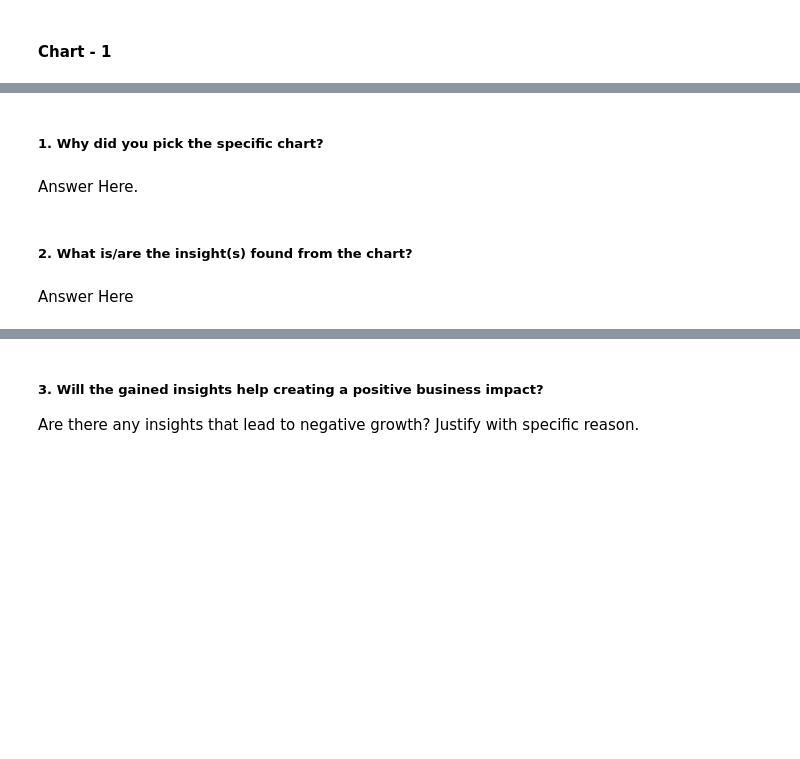
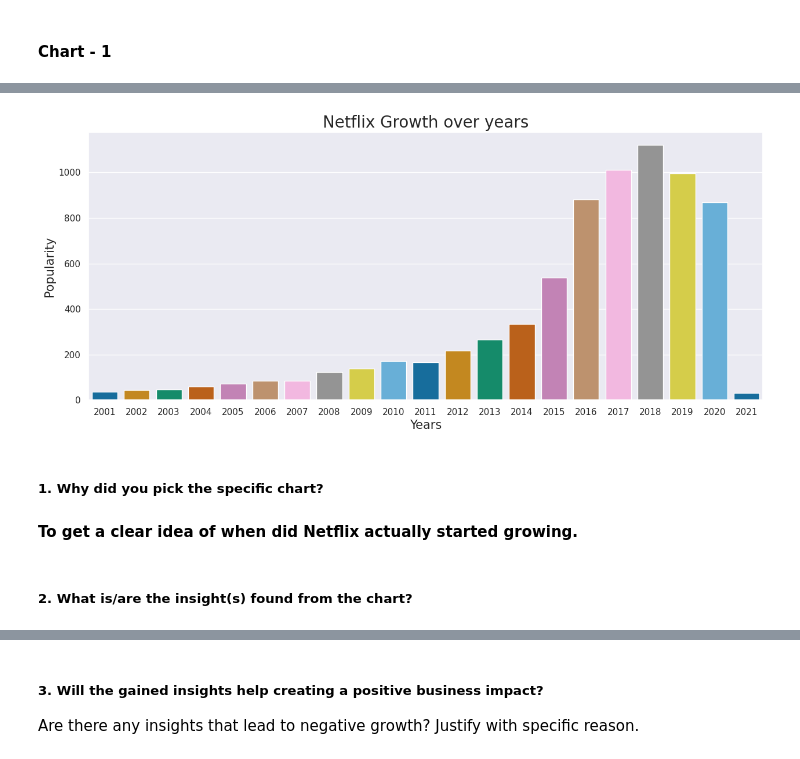
Before and after one commit to pranjalikathait/Machine_Learning, a Jupyter notebook: Copy_of_Sample_ML_Submission_Template.ipynb, the cells around one changed output, grey strips where cells are left out. Drawn from its saved outputs; the diff is of its cells as text; code cells hidden in the pictures; blank space fills up the shorter version.

```diff
--- a/Copy_of_Sample_ML_Submission_Template.ipynb
+++ b/Copy_of_Sample_ML_Submission_Template.ipynb
@@ -556,0 +381,7 @@ netflixwrangling.getShowsPerMonth('tv')
+# %%
+#The 'director' and 'cast' columns did not contribute significantly to clustering, so I dropped these columns as they contained a considerable number of null values.
+# dropping 'director' and 'cast' columns
+df.drop(['director', 'cast'], axis=1, inplace=True)
+# %%
+#dropping obervations where date_added have NaN values
+df.dropna(subset=['date_added'], inplace=True)
@@ -556,0 +392,4 @@ netflixwrangling.getShowsPerMonth('tv')
+# %%
+#filling missing values with their respective mode in 'country' and 'rating' column
+df['country'].fillna(df['country'].mode()[0], inplace=True)
+df['rating'].fillna(df['rating'].mode()[0], inplace=True)
@@ -567,8 +439,22 @@ The dataset is now have been somewhat modified as at initial stage I got to know
+# %%
+#Past years mostly have only one value, so I will be considering years from 2000 onwards
+# movies released after 2000
+growth_year = df[df['release_year'] > 2000]
+# %%
+# setting the figure size
+plt.figure(figsize=(15, 6))
+
+# visualizing countplot
+sns.countplot(data=growth_year, x='release_year',palette='colorblind')
+plt.title("Netflix Growth over years", size=20)
+plt.xlabel("Years", size=15)
+plt.ylabel("Popularity", size=15)
+plt.show()
+# %% [output]
+[figure, added]
 # %% [markdown]
 ##### 1. Why did you pick the specific chart?
-# %% [markdown]
-Answer Here.
+# %% [markdown]
+**To get a clear idea of when did Netflix  actually started growing.**
 # %% [markdown]
 ##### 2. What is/are the insight(s) found from the chart?
-# %% [markdown]
-Answer Here
```
Also changed, not shown: parts of 48 cells of this notebook.
